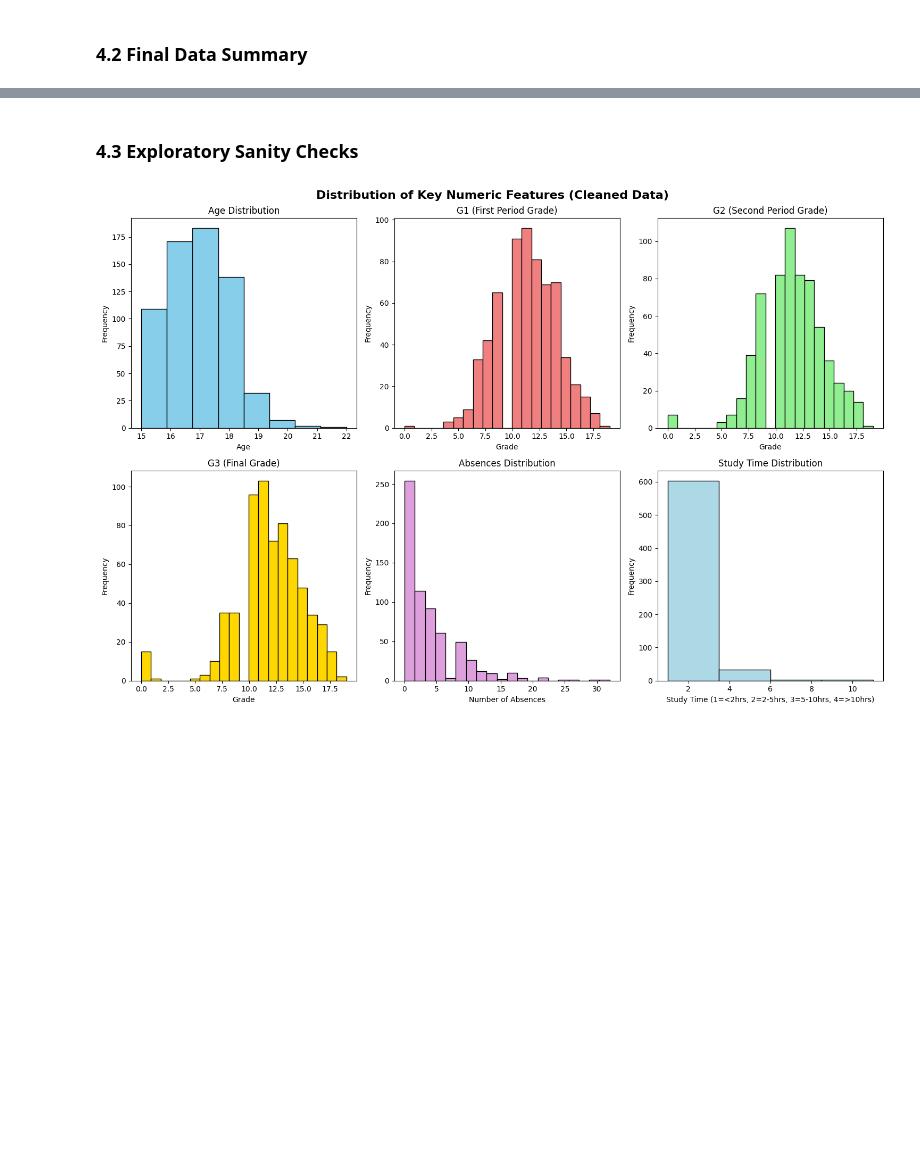
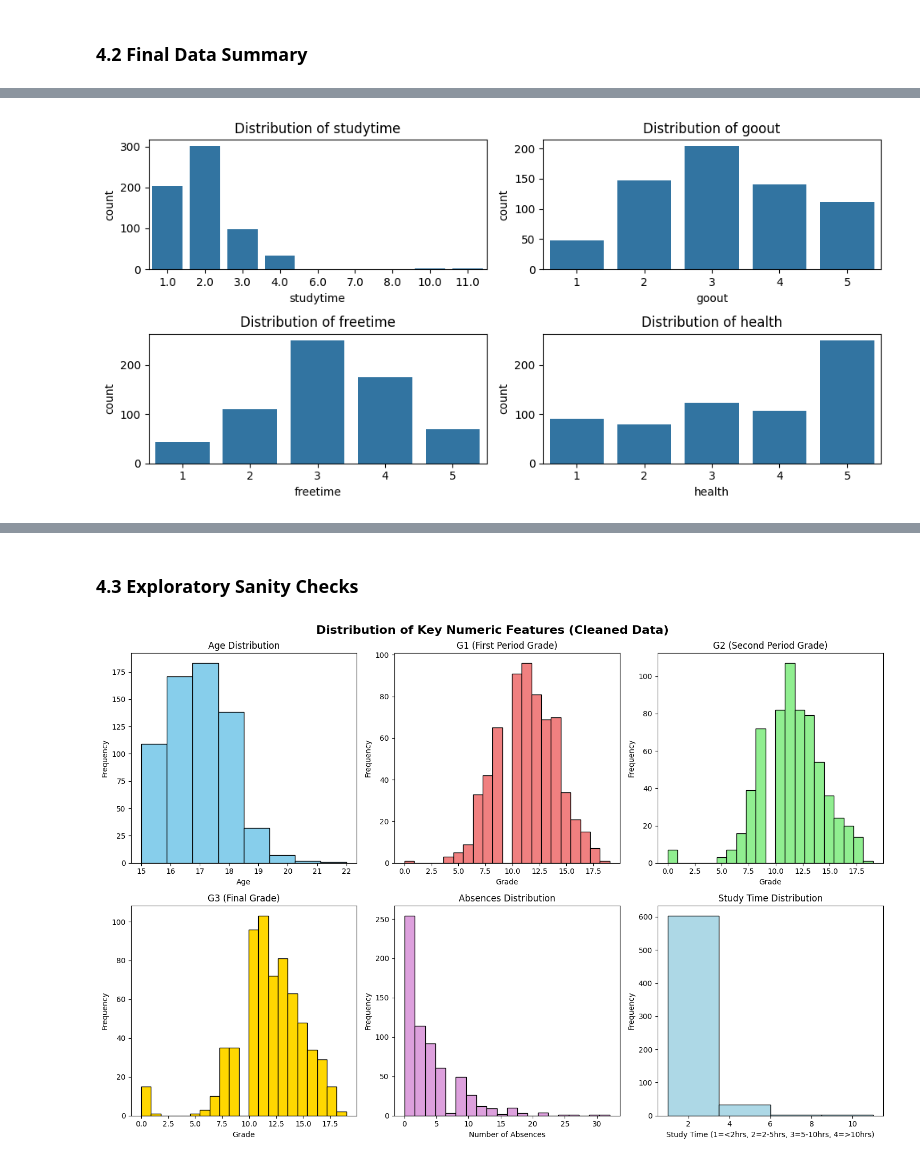
Before and after one commit to Cullen179/Practical-Data-Science, a Jupyter notebook: A1/assignment1_TEMPLATE.ipynb, the cells around one changed output, grey strips where cells are left out. Drawn from its saved outputs; the diff is of its cells as text; code cells hidden in the pictures; blank space fills up the shorter version.

```diff
--- a/A1/assignment1_TEMPLATE.ipynb
+++ b/A1/assignment1_TEMPLATE.ipynb
@@ -371,6 +375,23 @@ Age range after cleaning: 15 to 22
 # %%
-# Convert other numeric columns to appropriate types
-numeric_cols = ['G1', 'G2', 'G3', 'Medu', 'Fedu', 'traveltime', 'studytime', 'failures', 'famrel', 'freetime', 'goout', 'health', 'absences']
+# Convert all expected numeric columns to appropriate types
+numeric_cols = [
+    "age",
+    "G1",
+    "G2",
+    "G3",
+    "Medu",
+    "Fedu",
+    "traveltime",
+    "studytime",
+    "failures",
+    "famrel",
+    "freetime",
+    "goout",
+    "health",
+    "absences",
+]
 
 for col in numeric_cols:
-    df[col] = pd.to_numeric(df[col], errors='coerce')
+    df[col] = pd.to_numeric(df[col], errors="coerce")
+
+print("Converted all numeric columns to appropriate types")
@@ -597,0 +605,10 @@ STATISTICAL SUMMARY (Cleaned Data)
+# %%
+ord_cols_plot = ['studytime', 'goout', 'freetime', 'health']
+
+_, subs = plt.subplots(2, 2, figsize=(10, 5))
+for i, col in enumerate(ord_cols_plot):
+    sns.countplot(x=df[col], ax=subs[i // 2, i % 2])
+    subs[i // 2, i % 2].set_title(f'Distribution of {col}')
+    plt.tight_layout()
+# %% [output]
+[figure, added]
```
Also changed, not shown: parts of 38 cells of this notebook, 6 other files.
